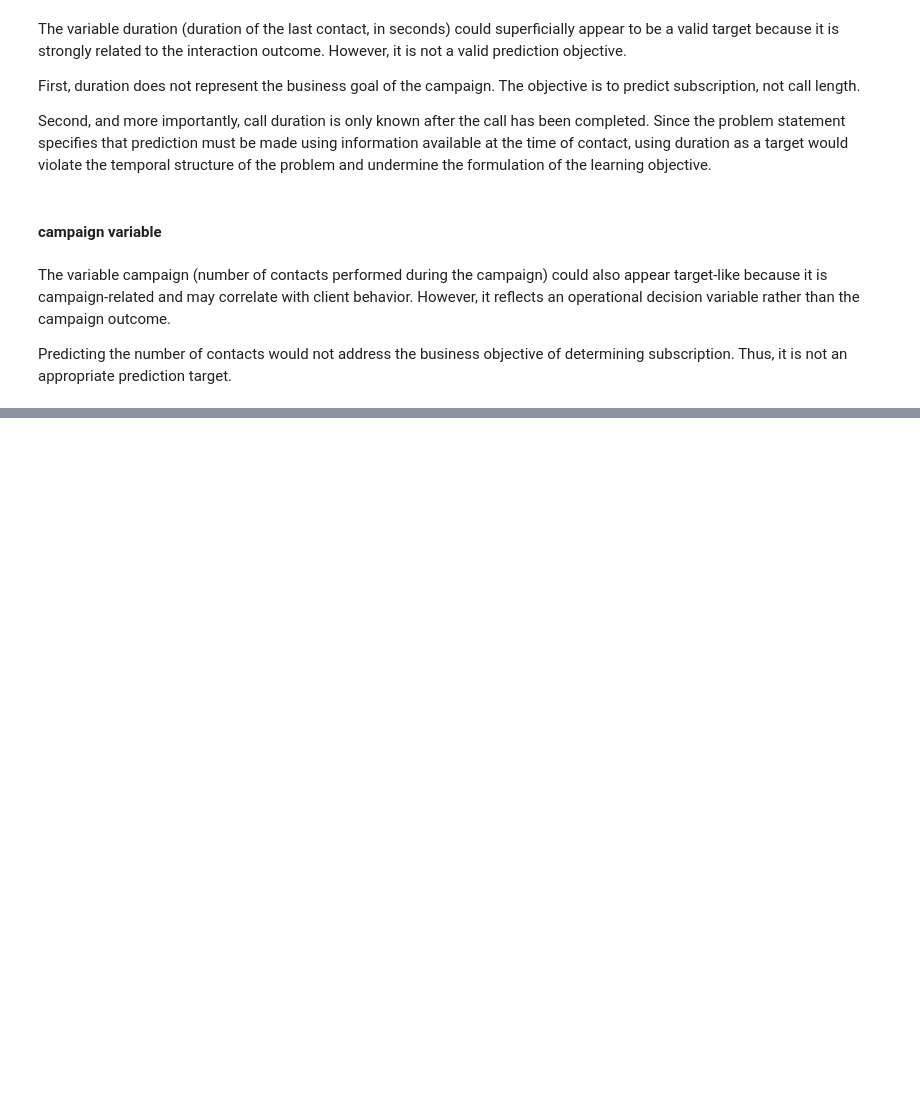
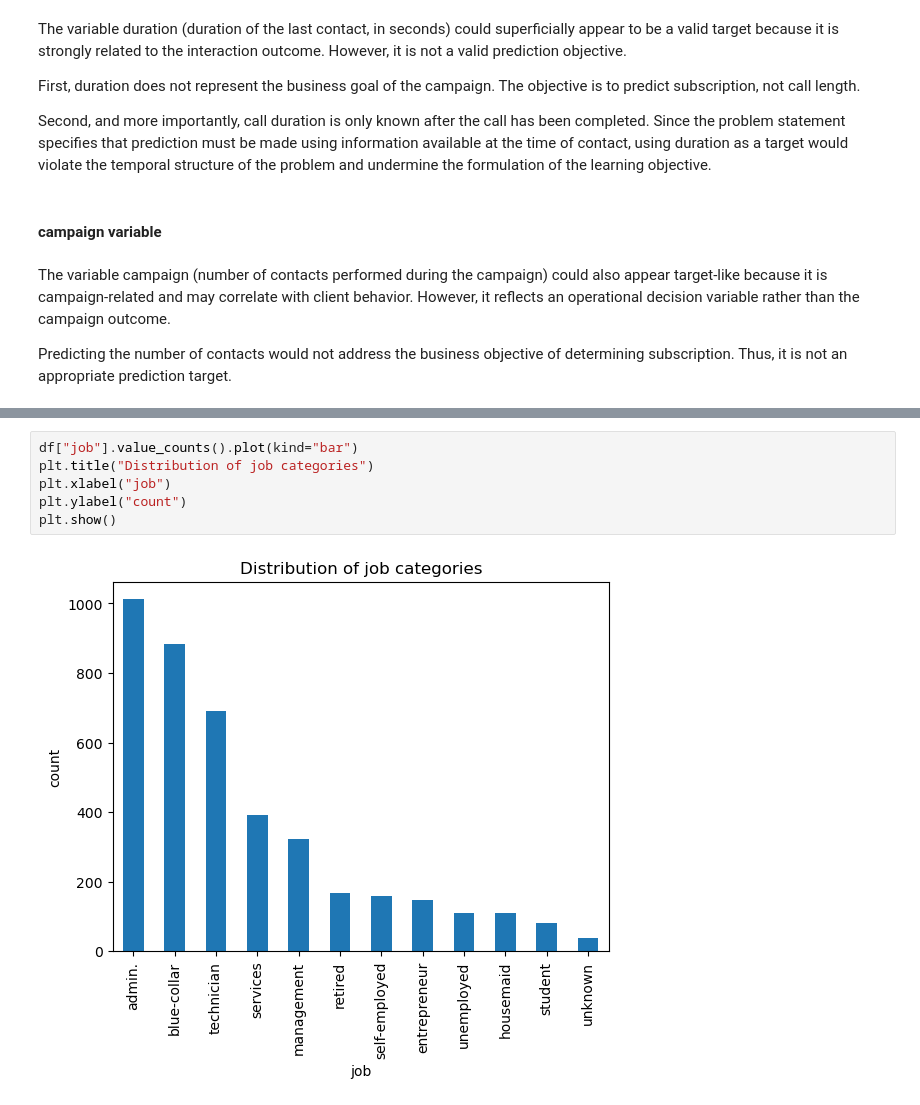
Before and after one commit to liglesias1/ML-Fundamentals-2026, a Jupyter notebook: assignment_1_Lara_Iglesias.ipynb, the cells around one changed output, grey strips where cells are left out. Cells and saved outputs as stored; diff of their text form; blank space fills up the shorter version.

```diff
--- a/assignment_1_Lara_Iglesias.ipynb
+++ b/assignment_1_Lara_Iglesias.ipynb
@@ -86,0 +431,8 @@ Predicting the number of contacts would not address the business objective of de
+# %%
+df["job"].value_counts().plot(kind="bar")
+plt.title("Distribution of job categories")
+plt.xlabel("job")
+plt.ylabel("count")
+plt.show()
+# %% [output]
+[figure, added]
```
Also changed, not shown: parts of 59 cells of this notebook.
